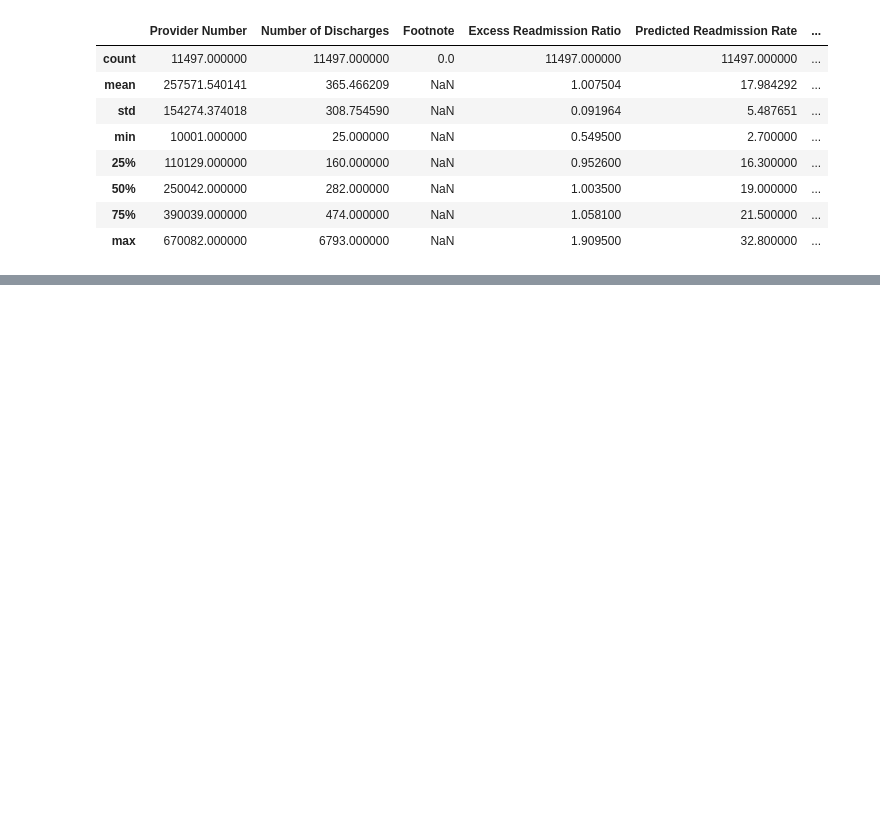
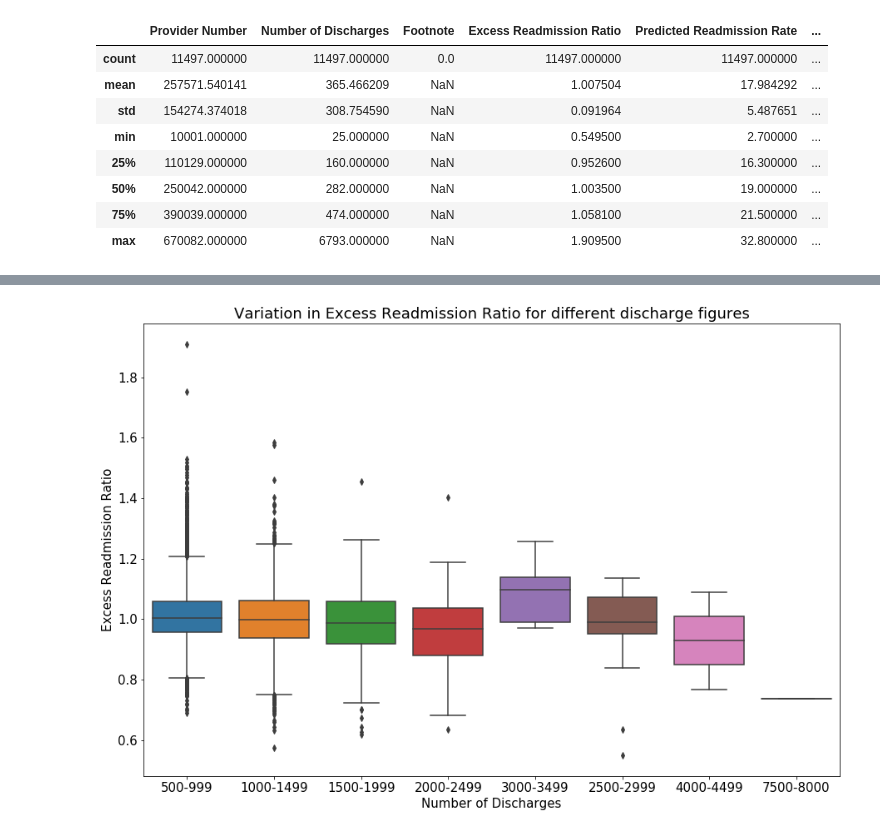
Before and after one commit to cjvegi/DataScience-career-track-at-Springboard, a Jupyter notebook: Inferential Statistics/Exercise 3 Hospital Readmission/EDA Hospital readmissions.ipynb, the cells around one changed output, grey strips where cells are left out. Saved outputs shown, nothing was run; the diff lists cells and outputs as text; code cells hidden in the pictures; blank space fills up the shorter version.

```diff
--- a/Inferential Statistics/Exercise 3 Hospital Readmission/EDA Hospital readmissions.ipynb
+++ b/Inferential Statistics/Exercise 3 Hospital Readmission/EDA Hospital readmissions.ipynb
@@ -333,7 +353,3 @@ df.describe()
 | 50% | 250042.000000 | 282.000000 | NaN | 1.003500 | 19.000000 | ... |
 | 75% | 390039.000000 | 474.000000 | NaN | 1.058100 | 21.500000 | ... |
 | max | 670082.000000 | 6793.000000 | NaN | 1.909500 | 32.800000 | ... |
-# %%
-df['label'] = np.where( (df['Number of Discharges'] < 100) |
-                        ( (df['gender'] == 'female') & (df['pet1'].isin(['cat','dog'] ) ) ), 5, 0)
-df
@@ -350,0 +369,25 @@ tukey.summary()
+# %%
+bins = np.arange(0,7500,500)
+df['binned_discharges'] = np.digitize(df['Number of Discharges'],bins = bins)
+# %%
+rename_bins = {'binned_discharges':
+              {1 : "0-499", 1 : "500-999",2: "1000-1499", 3: "1500-1999", 4: "2000-2499", 5: "2500-2999",
+              6: "3000-3499",7: "3500-3999",8: "4000-4499",9: "5000-5499", 10: "5500:5999", 11: "6000-6499",
+              12: "6500-6999",13: "7000-7499", 14: "7500-8000"
+              }
+              }
+# %%
+df.replace(rename_bins,inplace = True)
+import seaborn as sns
+# %%
+ax = sns.boxplot(x = "binned_discharges", y = "Excess Readmission Ratio",data = df)
+fig = plt.gcf()
+fig.set_size_inches(15,10)
+ax.set_xlabel(' ')
+ax.set_ylabel(' ')
+plt.xlabel("Number of Discharges")
+plt.ylabel("Excess Readmission Ratio")
+plt.title('Variation in Excess Readmission Ratio for different discharge figures')
+plt.show()
+# %% [output]
+[figure, added]
```
Also changed, not shown: parts of 8 cells of this notebook.
